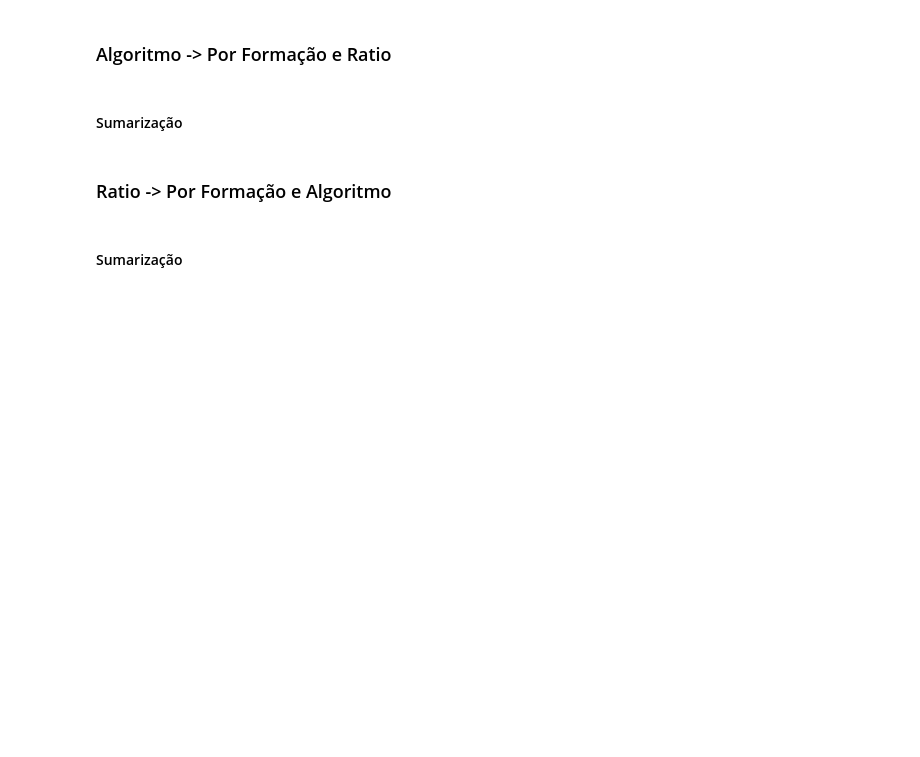
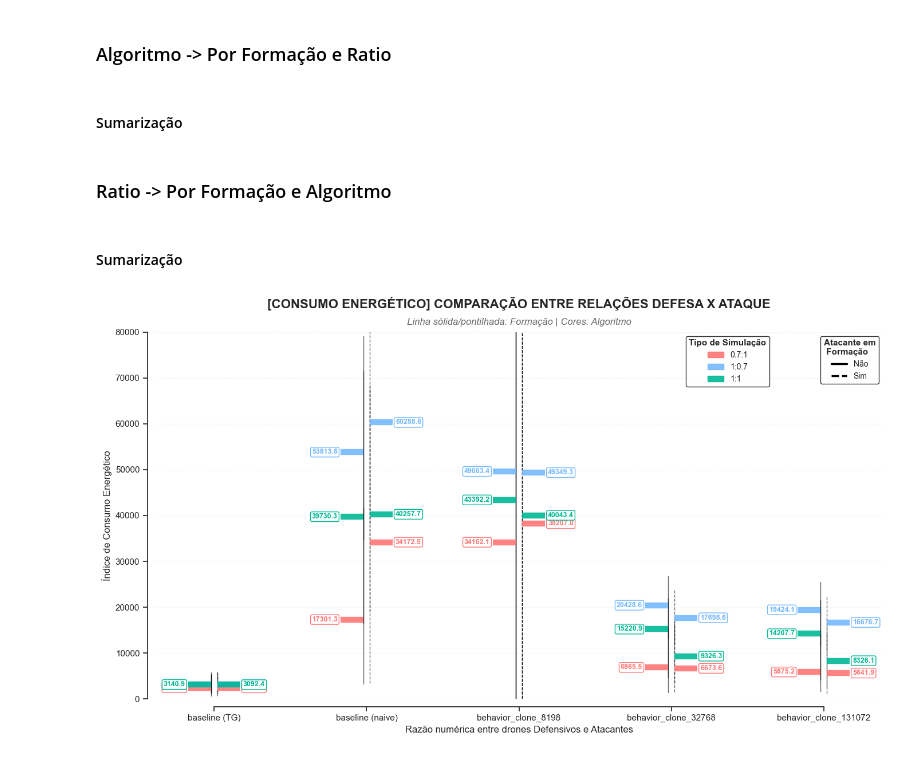
Before and after one commit to lucasll37/DroneSwarm2D-lib, a Jupyter notebook: analysis/compare.ipynb, the cells around one changed output. Saved outputs shown, nothing was run; the diff lists cells and outputs as text; code cells hidden in the pictures; blank space fills up the shorter version.

```diff
--- a/analysis/compare.ipynb
+++ b/analysis/compare.ipynb
@@ -645,29 +729,32 @@ test_result = violinplot_with_bootstrap_test(
 # %%
 # Chamada da função com GAP entre hemisférios
 test_result = violinplot_with_overlap(
     data=data,
     filter_conditions=None,
     x_col="simulation",
     y_col="total_distance_traveled",
     hue_col="formation",
     hue2_col="ratio friend:enemy",
     title="[CONSUMO ENERGÉTICO] COMPARAÇÃO ENTRE RELAÇÕES DEFESA X ATAQUE",
     subtitle="Linha sólida/pontilhada: Formação | Cores: Algoritmo",
     xlabel="Razão numérica entre drones Defensivos e Atacantes",
     ylabel="Índice de Consumo Energético",
     figsize=(14, 8),
-    linewidth=1.5,
+    linewidth=0.5,
     palette=None,
     hue2_palette=None,
     save_fig=True,
     save_dir="../analysis/images",
     filename="CONSUMO_ENERGETICO_COMPARACAO_RELACOES",
     legend_title='Atacante em\n Formação',
     legend_labels={True: 'Sim', False: 'Não'},
     hue2_legend_title="Tipo de Simulação",
-    x_order=['baseline (TG)', 'baseline (naive)', 'behavior_clone_8198'],  # ← Aplicar sua ordem
+    x_order=['baseline (TG)', 'baseline (naive)', 'behavior_clone_8198', 'behavior_clone_32768', 'behavior_clone_131072'],  # ← Aplicar sua ordem
     hue2_order=None,
-    # ylim_top=20000,
-    # ylim_bottom=0,
-    hemisphere_mode='split'
+    ylim_top=80000,
+    ylim_bottom=0,
+    hemisphere_mode='split',
+    loc='upper right'
 )
+# %% [output]
+[figure, added]
```
Also changed, not shown: parts of 18 cells of this notebook, 29 other files.
